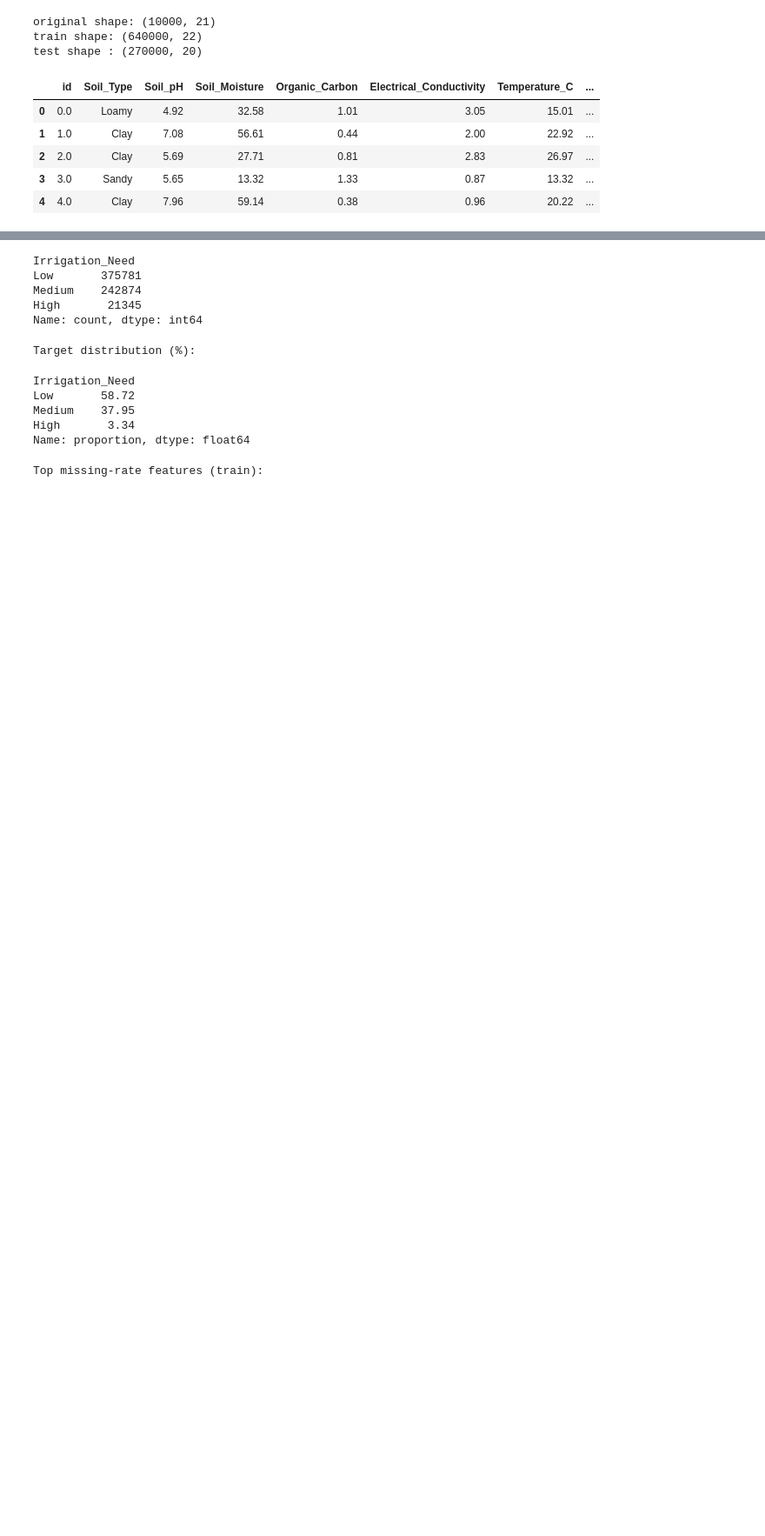
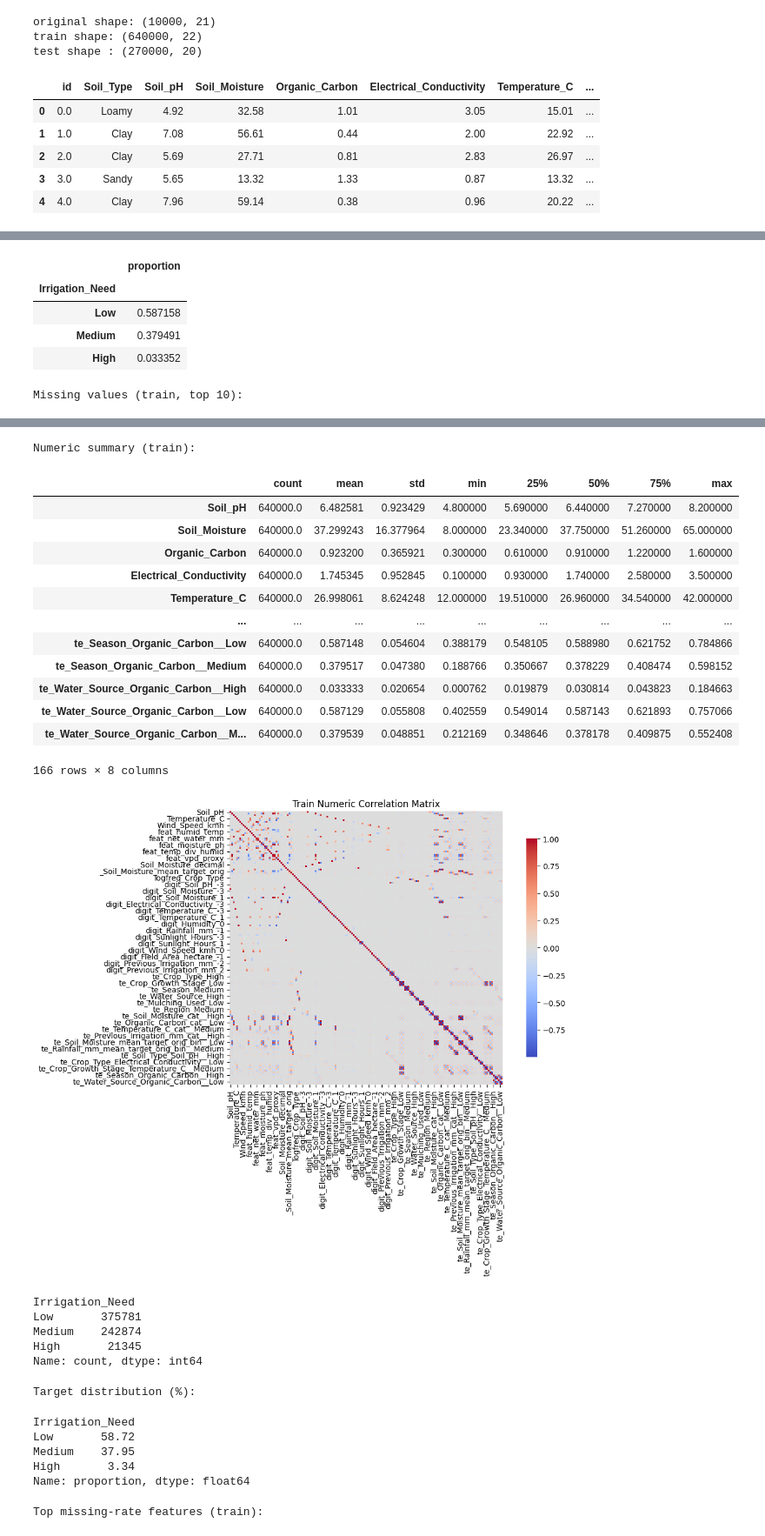
Before and after one commit to oivler/kaggle-predicting-irrigation-need, a Jupyter notebook: model.ipynb, the cells around one changed output, grey strips where cells are left out. Shown at 87% size. Drawn from its saved outputs; the diff is of its cells as text; code cells hidden in the pictures; blank space fills up the shorter version.

```diff
--- a/model.ipynb
+++ b/model.ipynb
@@ -196,3 +196,35 @@ test shape : (270000, 20)
 | 2 | 2.0 | Clay | 5.69 | 27.71 | 0.81 | 2.83 | 26.97 | ... |
 | 3 | 3.0 | Sandy | 5.65 | 13.32 | 1.33 | 0.87 | 13.32 | ... |
 | 4 | 4.0 | Clay | 7.96 | 59.14 | 0.38 | 0.96 | 20.22 | ... |
+# %%
+import matplotlib.pyplot as plt
+import seaborn as sns
+
+print("Train shape:", train_df.shape)
+print("Test shape :", test_df.shape)
+print("Original shape:", original_df.shape if original_df is not None else None)
+
+if TARGET in train_df.columns:
+    print("\nTarget distribution (train):")
+    display(train_df[TARGET].value_counts(normalize=True).rename("proportion").to_frame())
+
+print("\nMissing values (train, top 10):")
+display(train_df.isna().sum().sort_values(ascending=False).head(10).to_frame("missing_count"))
+
+num_cols = train_df.select_dtypes(include=[np.number]).columns.tolist()
+if ID_COL in num_cols:
+    num_cols.remove(ID_COL)
+
+if num_cols:
+    print("\nNumeric summary (train):")
+    display(train_df[num_cols].describe().T)
+
+    corr = train_df[num_cols].corr(numeric_only=True)
+    plt.figure(figsize=(12, 9))
+    sns.heatmap(corr, cmap="coolwarm", center=0, square=True, cbar_kws={"shrink": 0.8})
+    plt.title("Train Numeric Correlation Matrix")
+    plt.tight_layout()
+    plt.show()
+else:
+    print("No numeric columns found for correlation matrix.")
+# %% [output]
@@ -198,0 +236,6 @@ test shape : (270000, 20)
+|  | proportion |
+| Irrigation_Need |  |
+| Low | 0.587158 |
+| Medium | 0.379491 |
+| High | 0.033352 |
+Missing values (train, top 10):
@@ -199,3 +253,18 @@ test shape : (270000, 20)
+Numeric summary (train):
+|  | count | mean | std | min | 25% | 50% | 75% | max |
+| Soil_pH | 640000.0 | 6.482581 | 0.923429 | 4.800000 | 5.690000 | 6.440000 | 7.270000 | 8.200000 |
+| Soil_Moisture | 640000.0 | 37.299243 | 16.377964 | 8.000000 | 23.340000 | 37.750000 | 51.260000 | 65.000000 |
+| Organic_Carbon | 640000.0 | 0.923200 | 0.365921 | 0.300000 | 0.610000 | 0.910000 | 1.220000 | 1.600000 |
+| Electrical_Conductivity | 640000.0 | 1.745345 | 0.952845 | 0.100000 | 0.930000 | 1.740000 | 2.580000 | 3.500000 |
+| Temperature_C | 640000.0 | 26.998061 | 8.624248 | 12.000000 | 19.510000 | 26.960000 | 34.540000 | 42.000000 |
+| ... | ... | ... | ... | ... | ... | ... | ... | ... |
+| te_Season_Organic_Carbon__Low | 640000.0 | 0.587148 | 0.054604 | 0.388179 | 0.548105 | 0.588980 | 0.621752 | 0.784866 |
+| te_Season_Organic_Carbon__Medium | 640000.0 | 0.379517 | 0.047380 | 0.188766 | 0.350667 | 0.378229 | 0.408474 | 0.598152 |
+| te_Water_Source_Organic_Carbon__High | 640000.0 | 0.033333 | 0.020654 | 0.000762 | 0.019879 | 0.030814 | 0.043823 | 0.184663 |
+| te_Water_Source_Organic_Carbon__Low | 640000.0 | 0.587129 | 0.055808 | 0.402559 | 0.549014 | 0.587143 | 0.621893 | 0.757066 |
+| te_Water_Source_Organic_Carbon__M... | 640000.0 | 0.379539 | 0.048851 | 0.212169 | 0.348646 | 0.378178 | 0.409875 | 0.552408 |
+166 rows × 8 columns
+[figure, added]
 # %%
 display(train_df[TARGET].value_counts(dropna=False))
 print("\nTarget distribution (%):")
```
Also changed, not shown: parts of 5 cells of this notebook.
